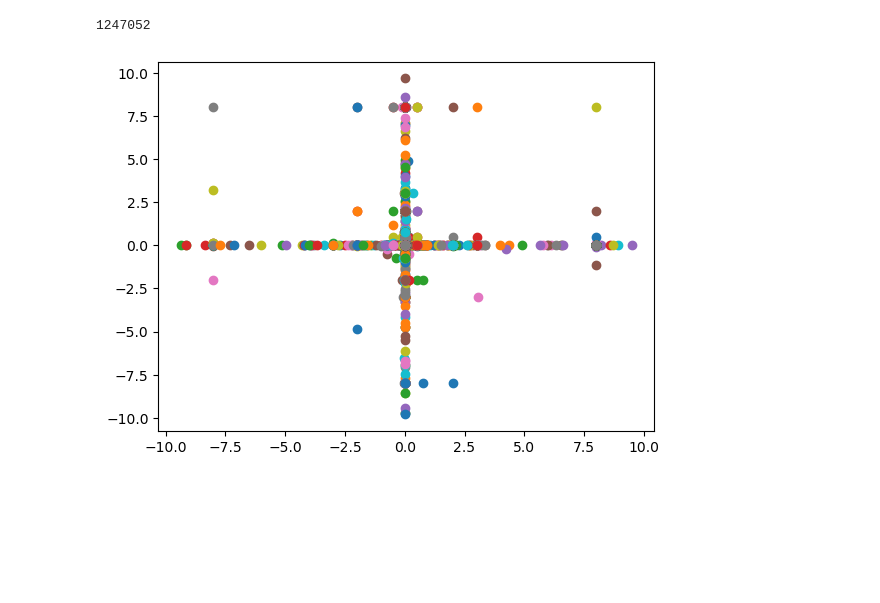
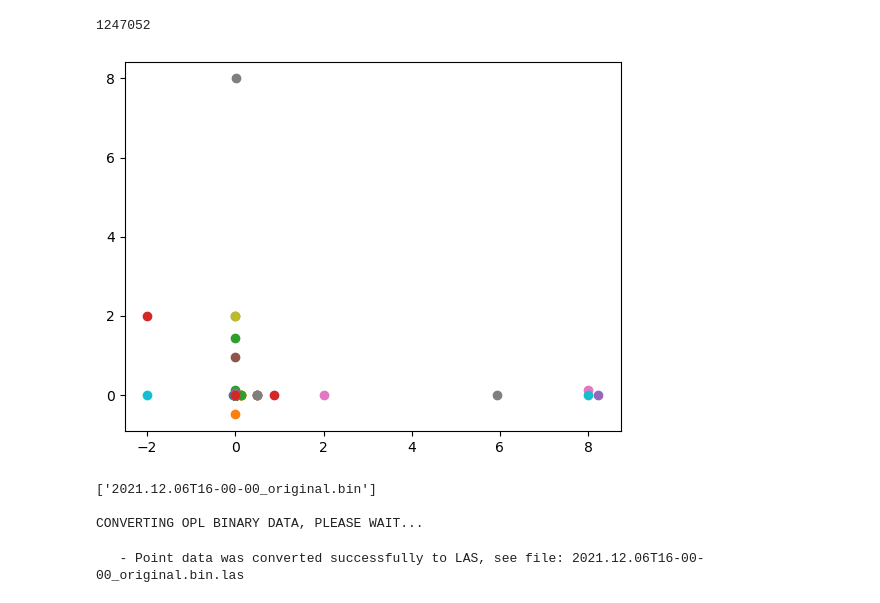
Before and after one commit to Mathilde-Bnt/MB_little_awk, a Jupyter notebook: current_development/21-Looking_at_artefacts.ipynb, the cells around one changed output. Saved outputs shown, nothing was run; the diff lists cells and outputs as text; code cells hidden in the pictures; blank space fills up the shorter version.

```diff
--- a/current_development/21-Looking_at_artefacts.ipynb
+++ b/current_development/21-Looking_at_artefacts.ipynb
@@ -88,11 +89,11 @@ len(points)
 # %%
 fig = plt.figure()
 ax = fig.add_subplot() #projection='3d')
 
-for i in range(117500):
+for i in range(500):
     if points[i][0]>-10 and points[i][0]<10 and points[i][1]>-10 and points[i][1]<10:
         ax.scatter(points[i][0], points[i][1]) #, points[i][2])
 # %% [output]
-[figure, old version]
+[figure, new version]
 # %%
 # TODO this does not seem to work > ask for .laz files directly
@@ -104,0 +104,14 @@ for i in range(117500):
+# %%
+file = glob.glob('2021.12.06T16-00-00_original.bin')
+print(file)
+
+file = '2021.12.06T16-00-00_original.bin'
+
+opl.convertBin2LAS('2021.12.06T16-00-00_original.bin', deleteBin=False)
+if os.path.isfile(file + '.las'):
+    os.rename(file + '.las', '2021.12.06T16-00-00_original.las')
+# %% [output]
+['2021.12.06T16-00-00_original.bin']
+
+CONVERTING OPL BINARY DATA, PLEASE WAIT...
+   - Point data was converted successfully to LAS, see file: 2021.12.06T16-00-00_original.bin.las
```
Also changed, not shown: parts of 17 cells of this notebook.
